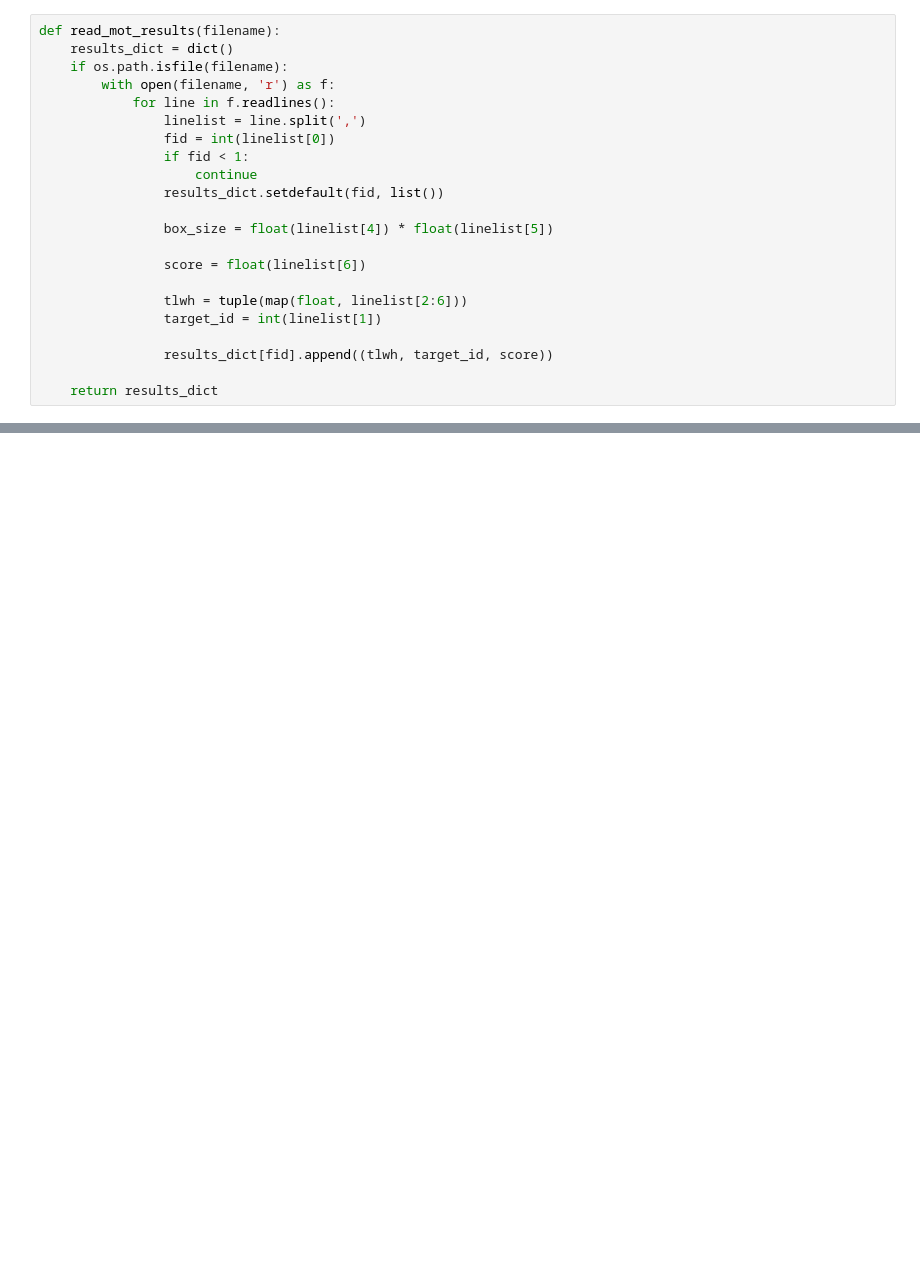
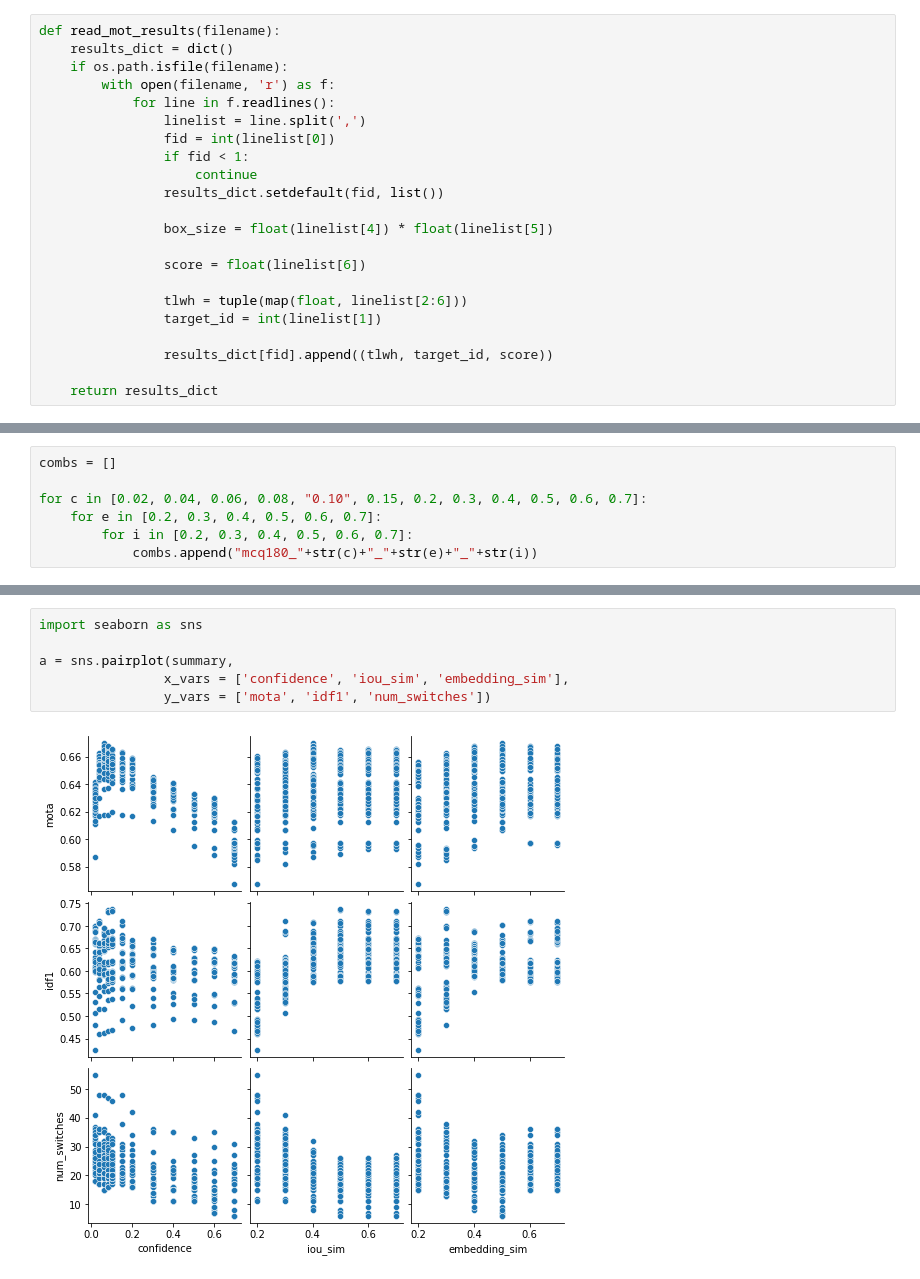
Before and after one commit to ecker-lab/PriMAT-tracking, a Jupyter notebook: own_ideas/evaluation.ipynb, the cells around one changed output, grey strips where cells are left out. Saved outputs shown, nothing was run; the diff lists cells and outputs as text; blank space fills up the shorter version.

```diff
--- a/own_ideas/evaluation.ipynb
+++ b/own_ideas/evaluation.ipynb
@@ -239,0 +232,7 @@ Index(['m20', 'm30', 'm40', 'm50', 'm60', 'm70', 'm80', 'm90', 'm100', 'm110',
+# %%
+combs = []
+
+for c in [0.02, 0.04, 0.06, 0.08, "0.10", 0.15, 0.2, 0.3, 0.4, 0.5, 0.6, 0.7]:
+    for e in [0.2, 0.3, 0.4, 0.5, 0.6, 0.7]:
+        for i in [0.2, 0.3, 0.4, 0.5, 0.6, 0.7]:
+            combs.append("mcq180_"+str(c)+"_"+str(e)+"_"+str(i))
@@ -239,0 +357,8 @@ Index(['m20', 'm30', 'm40', 'm50', 'm60', 'm70', 'm80', 'm90', 'm100', 'm110',
+# %%
+import seaborn as sns
+
+a = sns.pairplot(summary,
+                x_vars = ['confidence', 'iou_sim', 'embedding_sim'],
+                y_vars = ['mota', 'idf1', 'num_switches'])
+# %% [output]
+[figure, added]
```
Also changed, not shown: parts of 20 cells of this notebook, 38 other files.
